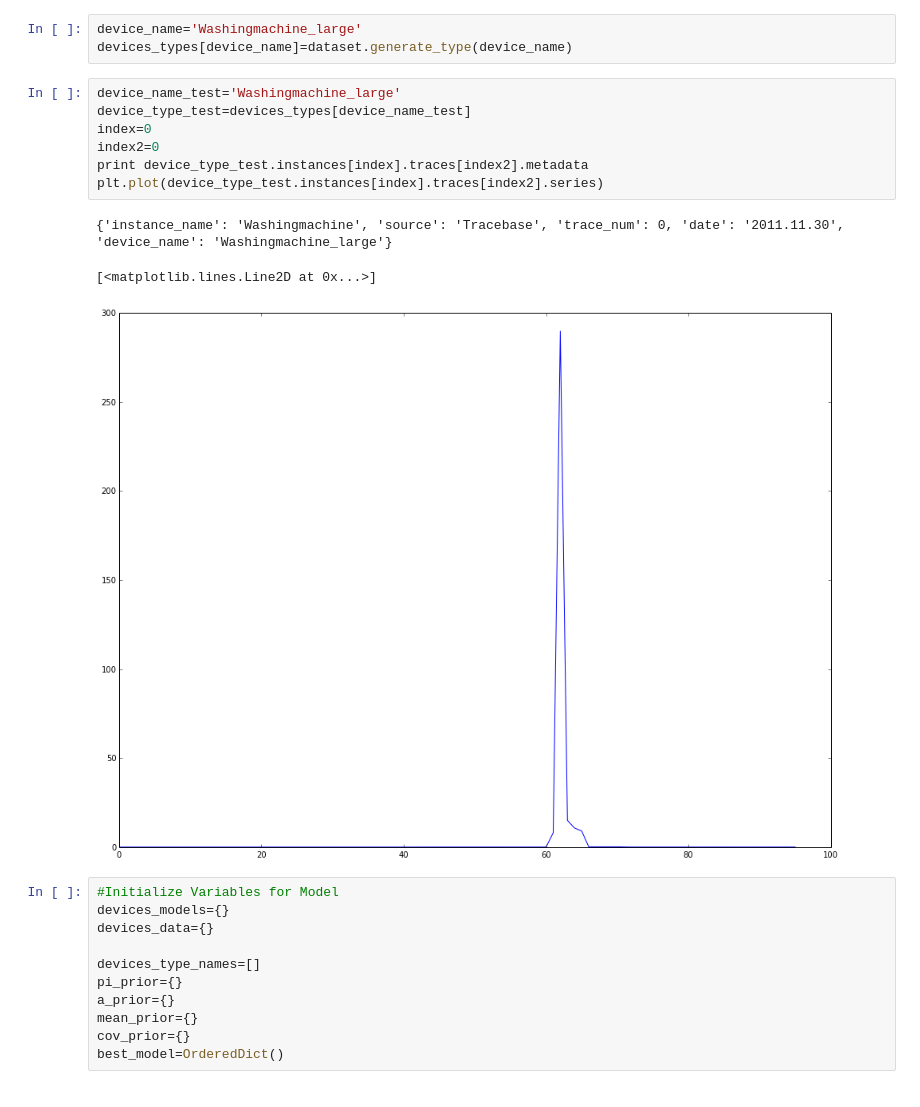
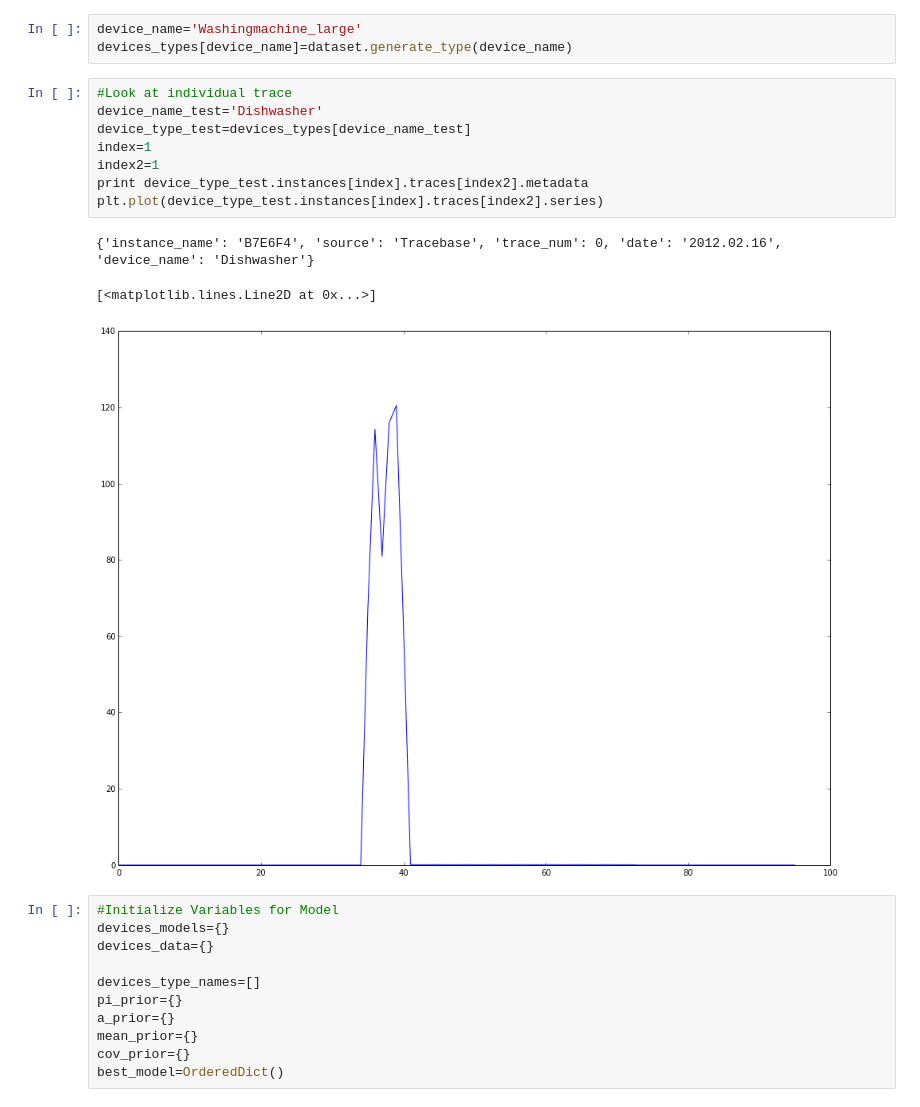
Before and after one commit to dssg/wikienergy, a Jupyter notebook: proto/FHMM/FHMM_Tracebase.ipynb, the cells around one changed output. Drawn from its saved outputs; the diff is of its cells as text.

Commit message:
changed tracebase fhmm
Former-commit-id: be5f07cb0ec17e1eb3e509fb9fac3bf4fe187b0c
Former-commit-id: 8606fd3dbda6e46060968096e8770495961e1073
Former-commit-id: 6286a6263e09e9cbeee3136b431194c9afb4b7c3

```diff
--- a/proto/FHMM/FHMM_Tracebase.ipynb
+++ b/proto/FHMM/FHMM_Tracebase.ipynb
@@ -186,16 +254,17 @@ devices_types[device_name]=dataset.generate_type(device_name)
 device_name='Washingmachine_large'
 devices_types[device_name]=dataset.generate_type(device_name)
 # %%
-device_name_test='Washingmachine_large'
+#Look at individual trace
+device_name_test='Dishwasher'
 device_type_test=devices_types[device_name_test]
-index=0
-index2=0
+index=1
+index2=1
 print device_type_test.instances[index].traces[index2].metadata
 plt.plot(device_type_test.instances[index].traces[index2].series)
 # %% [output]
-{'instance_name': 'Washingmachine', 'source': 'Tracebase', 'trace_num': 0, 'date': '2011.11.30', 'device_name': 'Washingmachine_large'}
+{'instance_name': 'B7E6F4', 'source': 'Tracebase', 'trace_num': 0, 'date': '2012.02.16', 'device_name': 'Dishwasher'}
 [<matplotlib.lines.Line2D at 0x...>]
-[figure, old version]
+[figure, new version]
 # %%
 #Initialize Variables for Model
 devices_models={}
```
Also changed, not shown: parts of 14 cells of this notebook.
